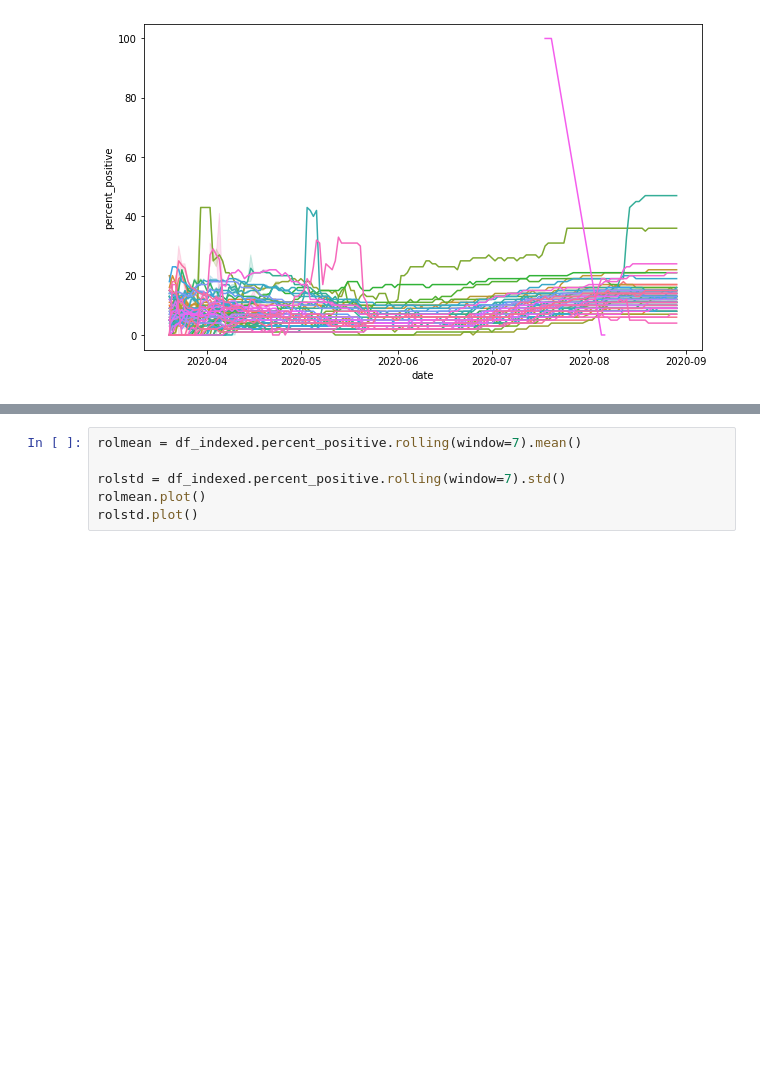
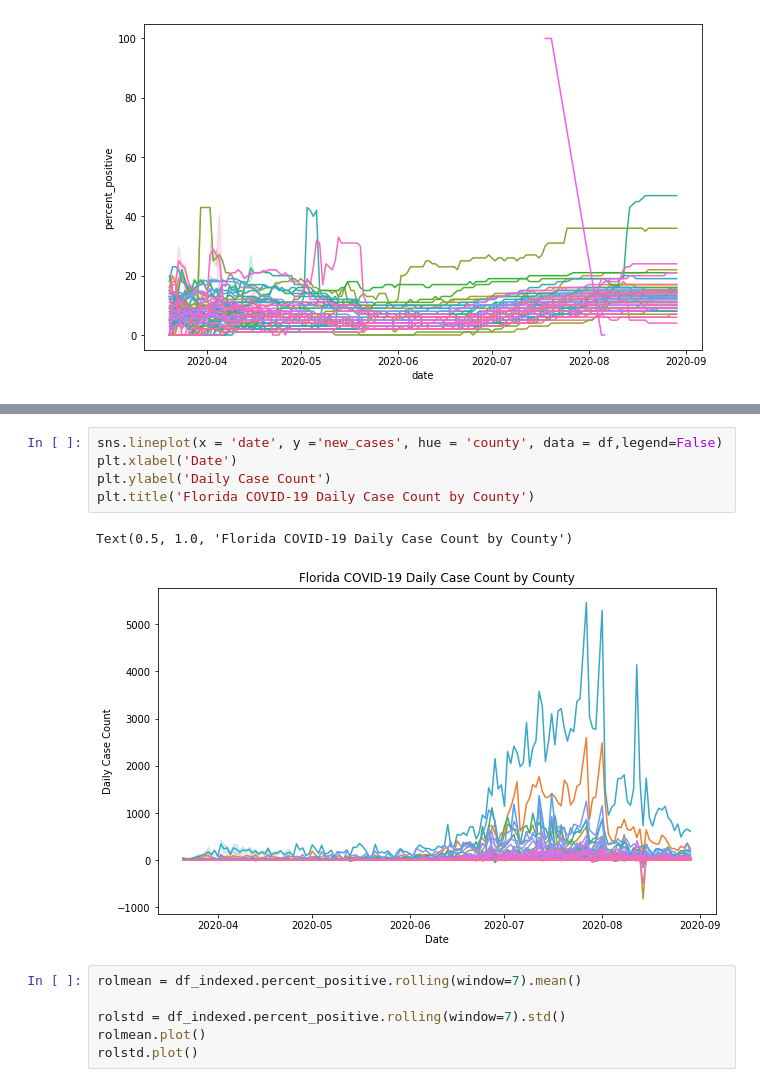
Before and after one commit to chacreton190/COVID-19-Project, a Jupyter notebook: Code/Data Analysis 9-24-20.ipynb, the cells around one changed output, grey strips where cells are left out. Cells and saved outputs as stored; diff of their text form; blank space fills up the shorter version.

```diff
--- a/Code/Data Analysis 9-24-20.ipynb
+++ b/Code/Data Analysis 9-24-20.ipynb
@@ -433,3 +485,11 @@ sns.lineplot(x = 'date', y ='percent_positive', hue = 'county', data = df,legend
+# %%
+sns.lineplot(x = 'date', y ='new_cases', hue = 'county', data = df,legend=False)
+plt.xlabel('Date')
+plt.ylabel('Daily Case Count')
+plt.title('Florida COVID-19 Daily Case Count by County')
+# %% [output]
+Text(0.5, 1.0, 'Florida COVID-19 Daily Case Count by County')
+[figure, added]
 # %%
 rolmean = df_indexed.percent_positive.rolling(window=7).mean()
 
```
Also changed, not shown: parts of 13 cells of this notebook, 37 other files.
